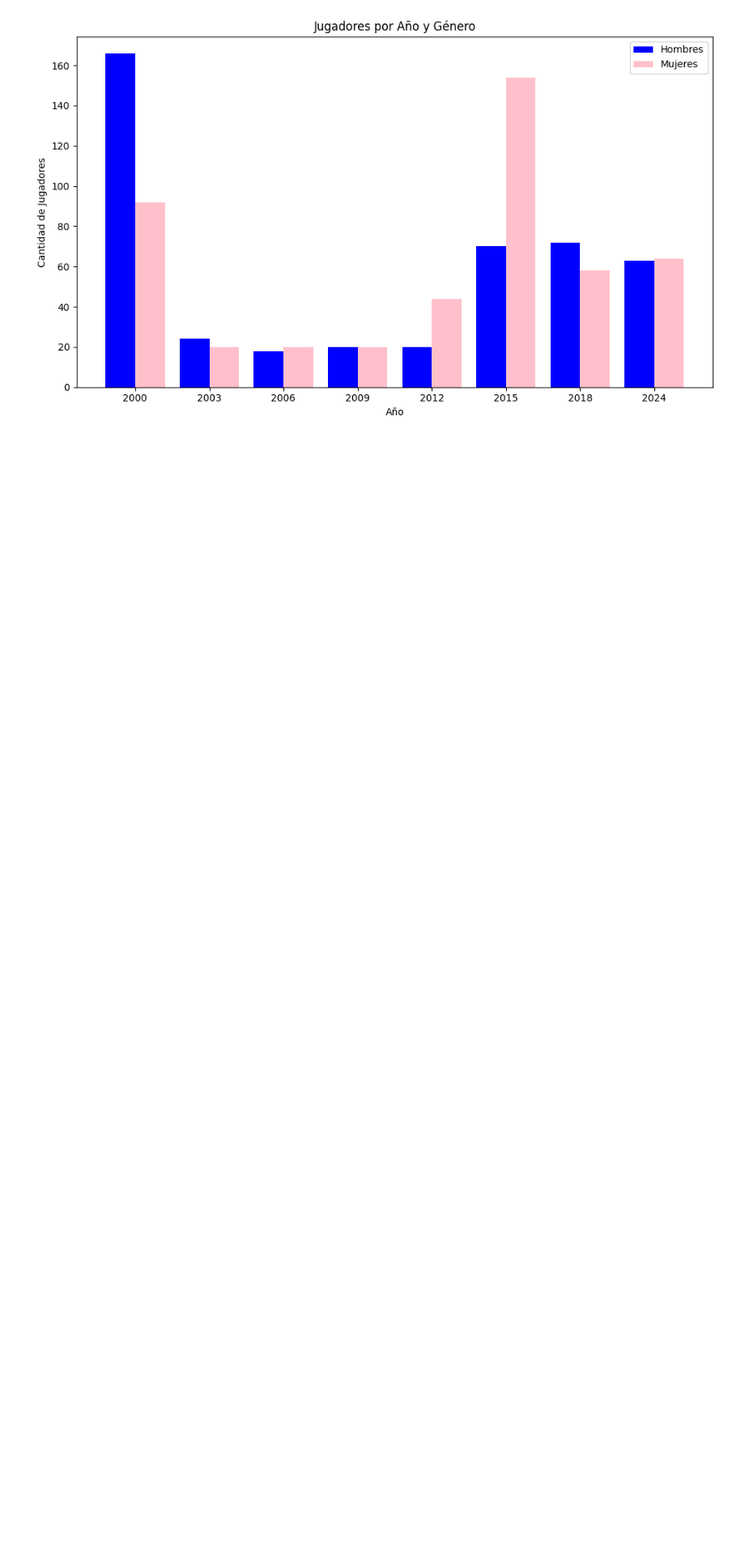
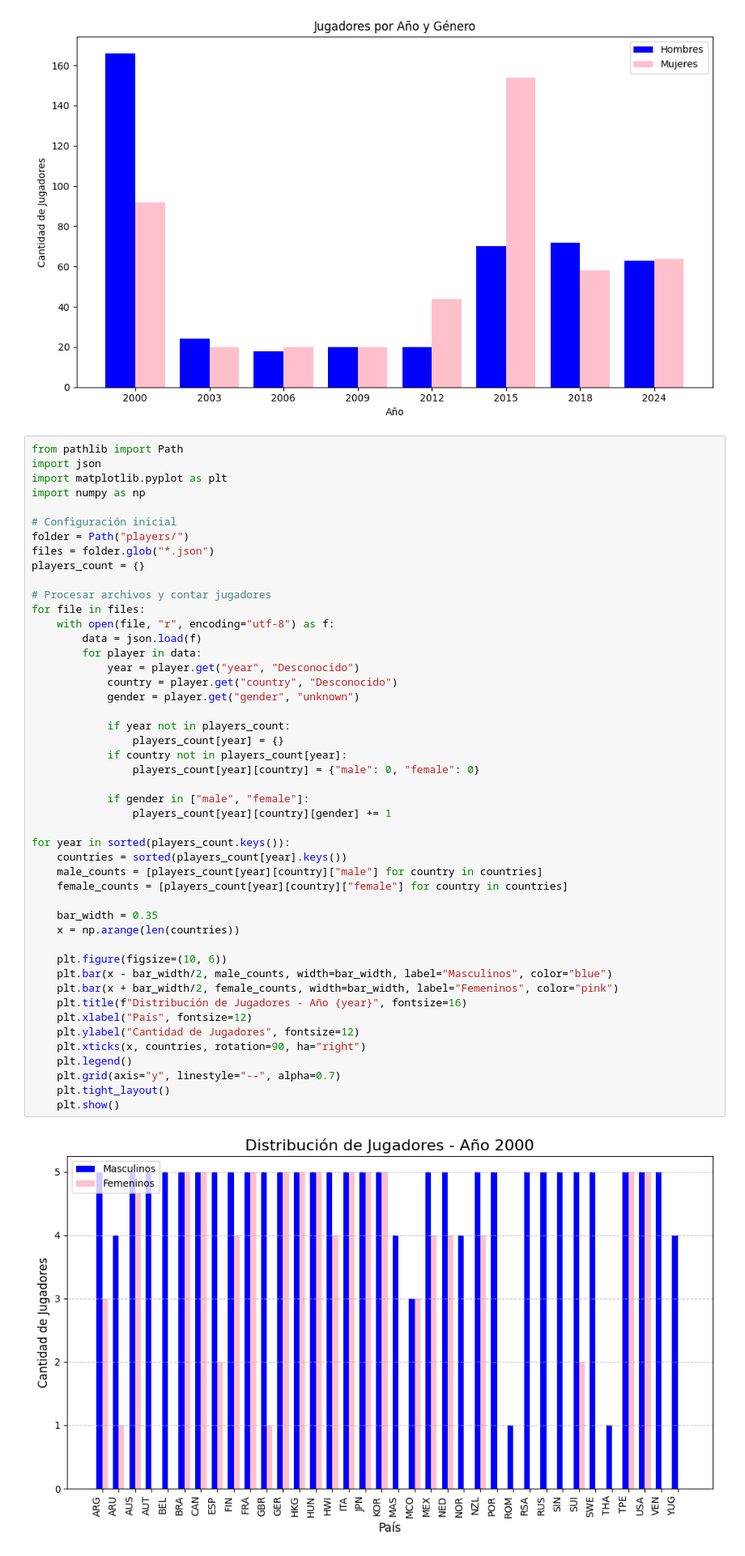
Before and after one commit to liandeveloper/kendo_analize, a Jupyter notebook: notebook.ipynb, the cells around one changed output. Shown: that part at 81% size. Saved outputs shown, nothing was run; the diff lists cells and outputs as text; blank space fills up the shorter version.

```diff
--- a/notebook.ipynb
+++ b/notebook.ipynb
@@ -66,3 +66,52 @@ plt.tight_layout()
 plt.show()
 # %% [output]
 [figure]
+# %%
+from pathlib import Path
+import json
+import matplotlib.pyplot as plt
+import numpy as np
+
+# Configuración inicial
+folder = Path("players/")
+files = folder.glob("*.json")
+players_count = {}
+
+# Procesar archivos y contar jugadores
+for file in files:
+    with open(file, "r", encoding="utf-8") as f:
+        data = json.load(f)
+        for player in data:
+            year = player.get("year", "Desconocido")
+            country = player.get("country", "Desconocido")
+            gender = player.get("gender", "unknown")
+
+            if year not in players_count:
+                players_count[year] = {}
+            if country not in players_count[year]:
+                players_count[year][country] = {"male": 0, "female": 0}
+
+            if gender in ["male", "female"]:
+                players_count[year][country][gender] += 1
+
+for year in sorted(players_count.keys()):
+    countries = sorted(players_count[year].keys())
+    male_counts = [players_count[year][country]["male"] for country in countries]
+    female_counts = [players_count[year][country]["female"] for country in countries]
+
+    bar_width = 0.35
+    x = np.arange(len(countries))
+
+    plt.figure(figsize=(10, 6))
+    plt.bar(x - bar_width/2, male_counts, width=bar_width, label="Masculinos", color="blue")
+    plt.bar(x + bar_width/2, female_counts, width=bar_width, label="Femeninos", color="pink")
+    plt.title(f"Distribución de Jugadores - Año {year}", fontsize=16)
+    plt.xlabel("País", fontsize=12)
+    plt.ylabel("Cantidad de Jugadores", fontsize=12)
+    plt.xticks(x, countries, rotation=90, ha="right")
+    plt.legend()
+    plt.grid(axis="y", linestyle="--", alpha=0.7)
+    plt.tight_layout()
+    plt.show()
+# %% [output]
+[figure, added]
```
Also changed, not shown: parts of 1 cell of this notebook.
